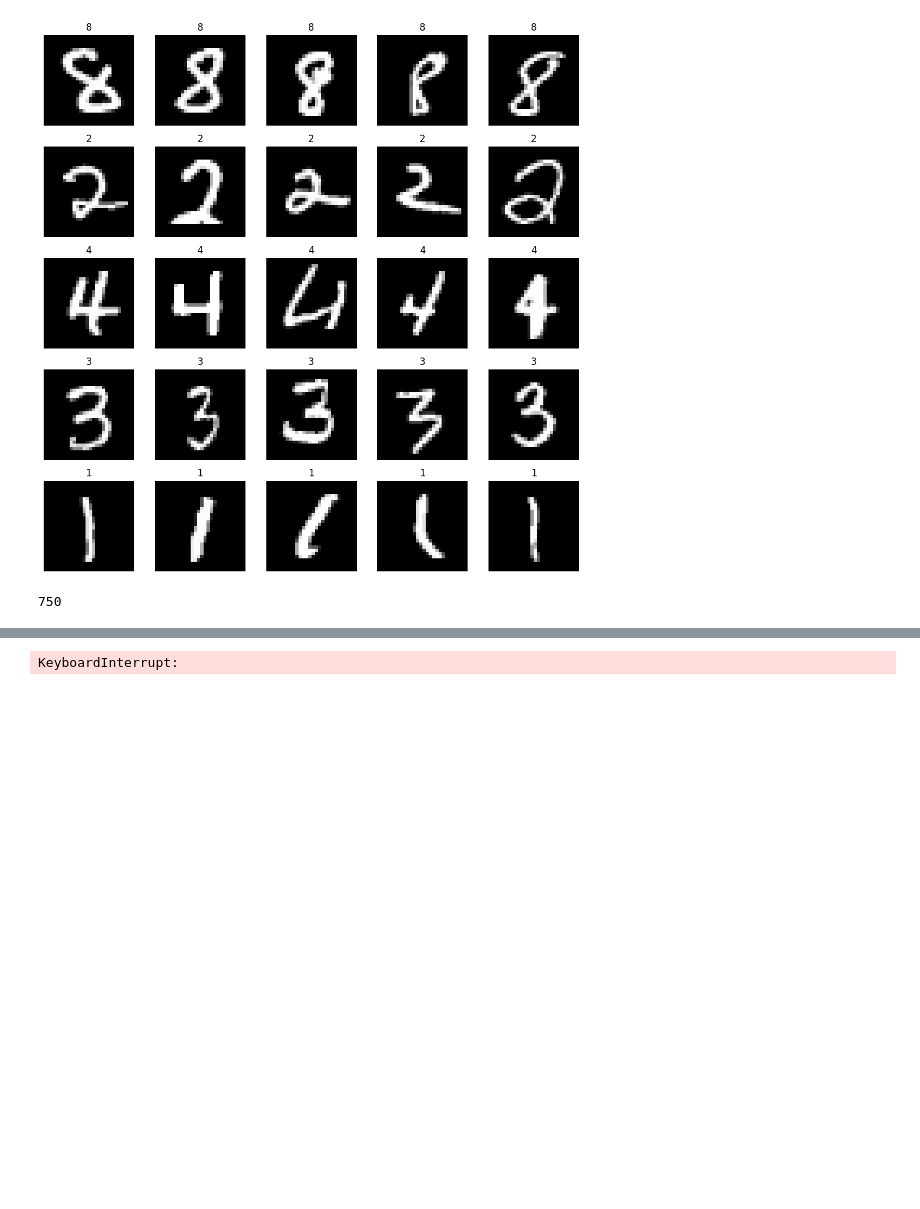
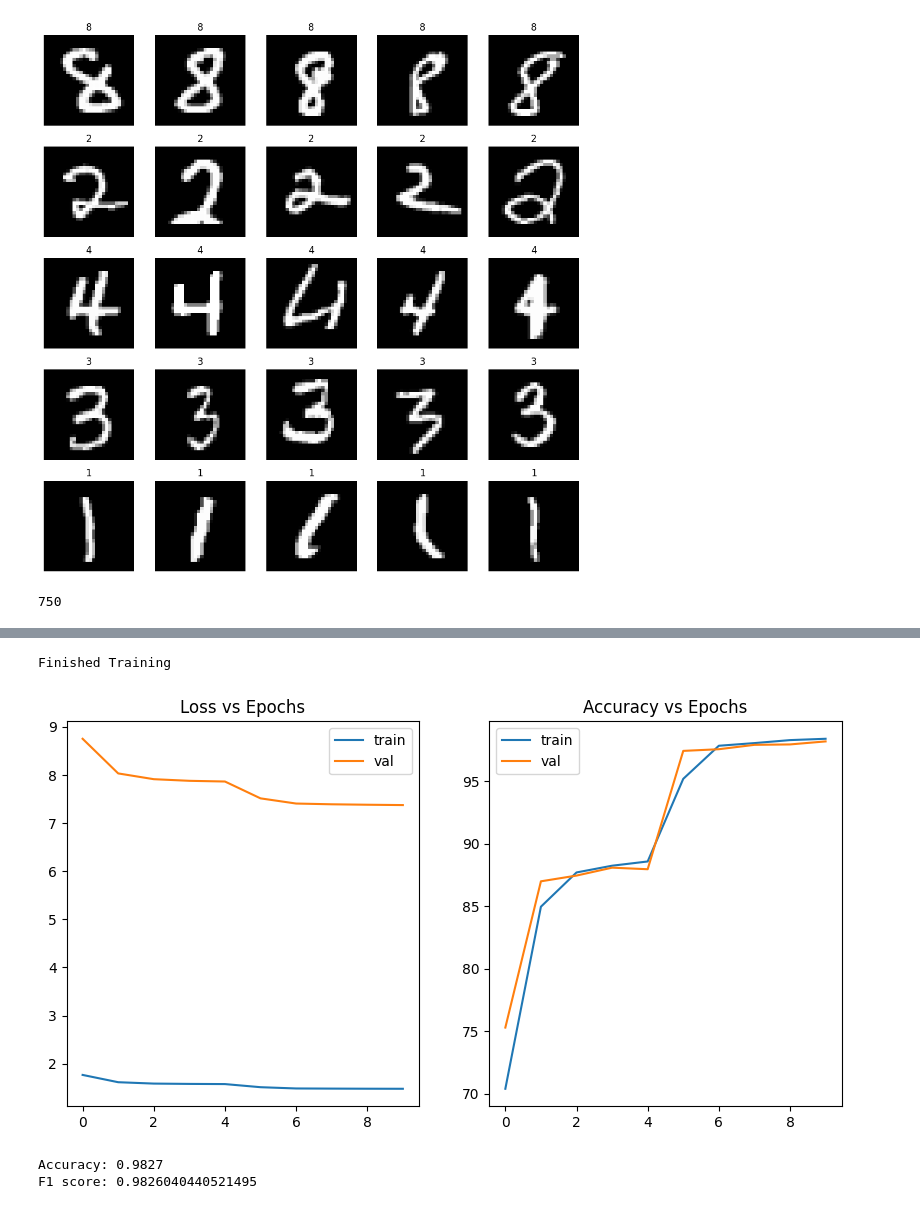
Before and after one commit to aayushgakhar/dl_assignments, a Jupyter notebook: a2/q2.ipynb, the cells around one changed output, grey strips where cells are left out. Saved outputs shown, nothing was run; the diff lists cells and outputs as text; code cells hidden in the pictures; blank space fills up the shorter version.

```diff
--- a/a2/q2.ipynb
+++ b/a2/q2.ipynb
@@ -164,6 +164,7 @@ def train(model, train_loader, val_loader, criterion, optimizer, epochs=1):
             val_acc.append(accuracy)
 
         model.train()
+    t.refresh()
     t.close()
 
     print('Finished Training')
@@ -268,7 +273,33 @@ criterion_res = nn.CrossEntropyLoss()
 
 optimizer_res = optim.Adam(model_res.parameters(), lr=0.001)
 
-train_loss, val_loss, train_acc, val_acc = train(
+train_lossr, val_lossr, train_accr, val_accr = train(
     model_res, train_loader, val_loader, criterion_res, optimizer_res, epochs=10)
 # %% [output]
-KeyboardInterrupt:
+Finished Training
+# %%
+# print(train_acc)
+# print(val_acc)
+
+fig, axs = plt.subplots(1, 2, figsize=(10, 5), squeeze=False)
+
+
+axs[0, 0].plot(train_lossr, label='train')
+axs[0, 0].plot(val_lossr, label='val')
+axs[0, 0].set_title('Loss vs Epochs')
+axs[0, 0].legend()
+# axs[0, 0].show()
+
+
+axs[0, 1].plot(train_accr, label='train')
+axs[0, 1].plot(val_accr, label='val')
+axs[0, 1].set_title('Accuracy vs Epochs')
+axs[0, 1].legend()
+plt.show()
+# %% [output]
+[figure, added]
+# %%
+y_testr,y_predr = test( model_res, test_loader)
+# %% [output]
+Accuracy: 0.9827
+F1 score: 0.9826040440521495
```
Also changed, not shown: parts of 3 cells of this notebook.
